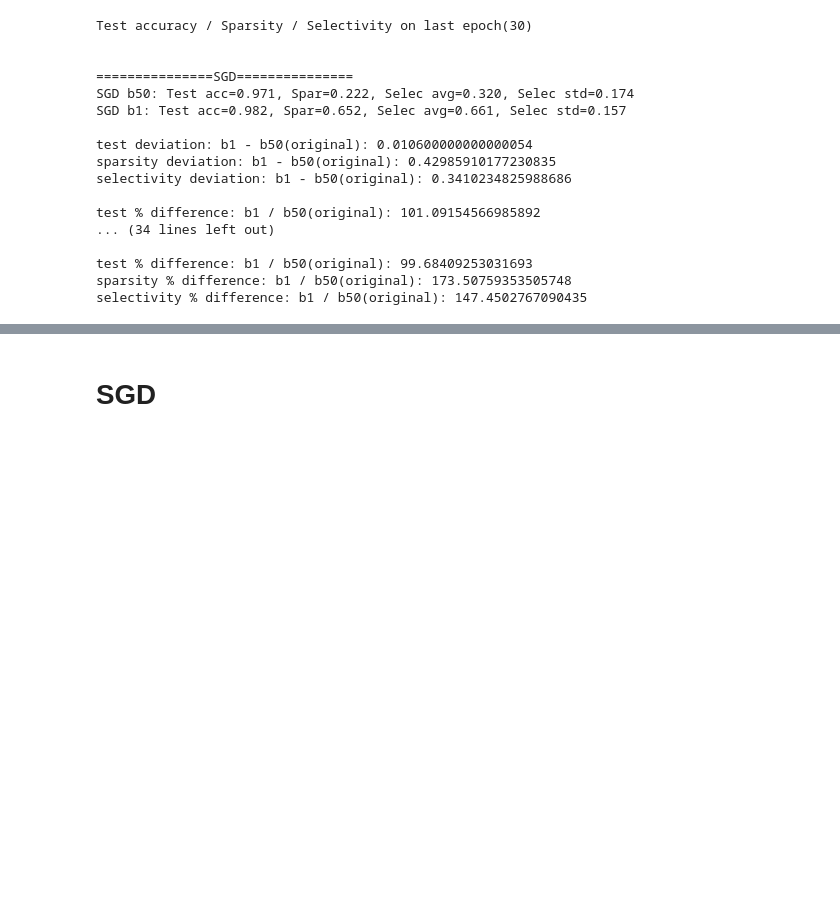
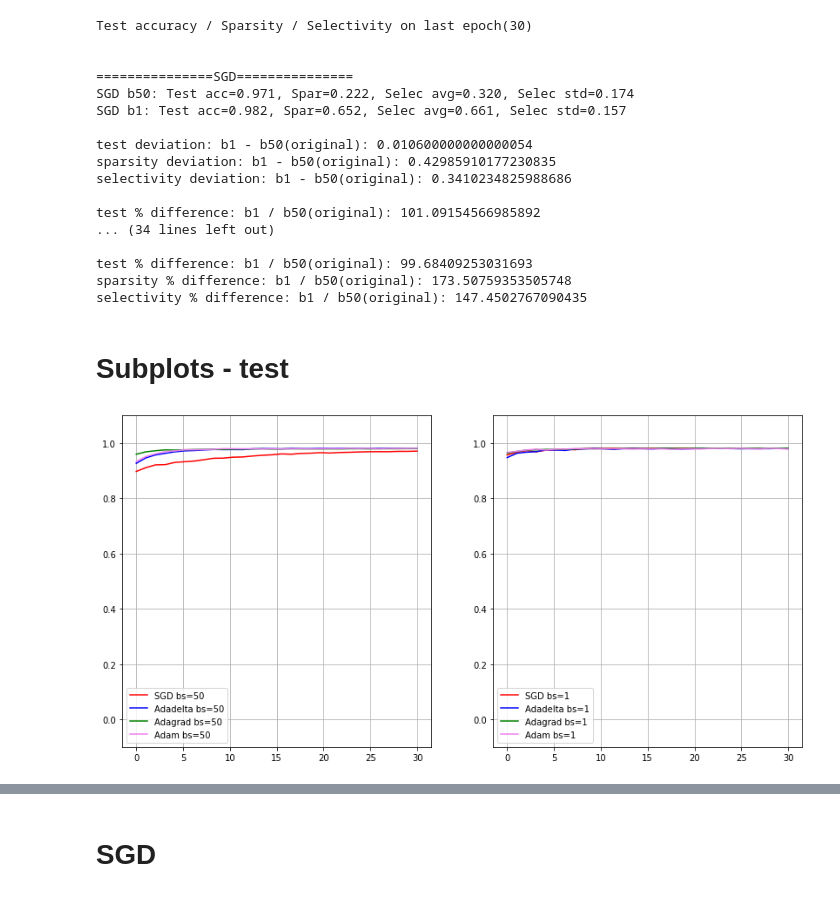
Before and after one commit to 7201krap/COMS30045_Individual-Project, a Jupyter notebook: FINAL/Graphs/data_batchsize/different_batch_size.ipynb, the cells around one changed output, grey strips where cells are left out. Drawn from its saved outputs; the diff is of its cells as text; code cells hidden in the pictures; blank space fills up the shorter version.

Commit message:
updating graphs:

```diff
--- a/FINAL/Graphs/data_batchsize/different_batch_size.ipynb
+++ b/FINAL/Graphs/data_batchsize/different_batch_size.ipynb
@@ -26,7 +26,7 @@ def selectivity_val_extractor(file_name):
                 selectivity_average = ast.literal_eval(line)
             if i == 2:
                 selectivity_std = ast.literal_eval(line)
-    return selectivity_average[:30], selectivity_std[:30]
+    return selectivity_average, selectivity_std
 # %%
 def sparsity_val_extractor(file_name):
     sparsity_average = 0
@@ -34,7 +34,7 @@ def sparsity_val_extractor(file_name):
         for i, line in enumerate(fi):
             if i == 1:
                 sparsity_average = ast.literal_eval(line)
-    return sparsity_average[:30]
+    return sparsity_average
 # %%
 def all_plotter(test_b1, sparsity_b1, selectivity_b1, test_b50, sparsity_b50, selectivity_b50, location='best'):
     fig, ax = plt.subplots(figsize=(12, 10))
@@ -68,3 +68,8 @@ def plotter(optmizer_name, flag=False):
 
     if flag==True:
         return test_b1, sparsity_b1, selectivity_b1_avg, selectivity_b1_std, test_b50, sparsity_b50, selectivity_b50_avg, selectivity_b50_std
+# %%
+sgd_test_b1,      sgd_spar_b1,      sgd_selec_b1_avg,      sgd_selec_b1_std,      sgd_test_b50,      sgd_spar_b50,      sgd_selec_b50_avg,      sgd_selec_b50_std      = plotter('SGD', flag=True)
+Adadelta_test_b1, Adadelta_spar_b1, Adadelta_selec_b1_avg, Adadelta_selec_b1_std, Adadelta_test_b50, Adadelta_spar_b50, Adadelta_selec_b50_avg, Adadelta_selec_b50_std = plotter('Adadelta', flag=True)
+Adagrad_test_b1,  Adagrad_spar_b1,  Adagrad_selec_b1_avg,  Adagrad_selec_b1_std,  Adagrad_test_b50,  Adagrad_spar_b50,  Adagrad_selec_b50_avg,  Adagrad_selec_b50_std  = plotter('Adagrad', flag=True)
+Adam_test_b1,     Adam_spar_b1,     Adam_selec_b1_avg,     Adam_selec_b1_std,     Adam_test_b50,     Adam_spar_b50,     Adam_selec_b50_avg,     Adam_selec_b50_std     = plotter('Adam', flag=True)
@@ -71,3 +78,26 @@ def plotter(optmizer_name, flag=False):
+# %%
+def subplots(ori_sgd, ori_adadelta, ori_adagrad, ori_adam,
+             bs1_sgd, bs1_adadelta, bs1_adagrad, bs1_adam):
+
+    fig, (ax1, ax2) = plt.subplots(1, 2, figsize=(14,7))
+
+    ax1.plot(np.linspace(0, 30, 30), ori_sgd, label='SGD bs=50', c='red')
+    ax1.plot(np.linspace(0, 30, 30), ori_adadelta, label='Adadelta bs=50', c='blue')
+    ax1.plot(np.linspace(0, 30, 30), ori_adagrad, label='Adagrad bs=50', c='green')
+    ax1.plot(np.linspace(0, 30, 30), ori_adam, label='Adam bs=50', c='violet')
+    ax1.set_ylim([-0.1,1.1])
+    ax1.grid()
+    ax1.legend(loc='best')
+
+    ax2.plot(np.linspace(0, 30, 30), bs1_sgd, label='SGD bs=1', c='red')
+    ax2.plot(np.linspace(0, 30, 30), bs1_adadelta, label='Adadelta bs=1', c='blue')
+    ax2.plot(np.linspace(0, 30, 30), bs1_adagrad, label='Adagrad bs=1', c='green')
+    ax2.plot(np.linspace(0, 30, 30), bs1_adam, label='Adam bs=1', c='violet')
+    ax2.set_ylim([-0.1,1.1])
+    ax2.grid()
+    ax2.legend(loc='best')
+
+    plt.show()
 # %% [markdown]
 # Compare values
 # %%
@@ -110,3 +140,10 @@ test % difference: b1 / b50(original): 101.09154566985892
 test % difference: b1 / b50(original): 99.68409253031693
 sparsity % difference: b1 / b50(original): 173.50759353505748
 selectivity % difference: b1 / b50(original): 147.4502767090435
+# %% [markdown]
+# Subplots - test
+# %%
+subplots(sgd_test_b50, Adadelta_test_b50, Adagrad_test_b50, Adam_test_b50,
+         sgd_test_b1, Adadelta_test_b1, Adagrad_test_b1, Adam_test_b1)
+# %% [output]
+[figure, added]
```
Also changed, not shown: parts of 6 cells of this notebook, 3 other files.
